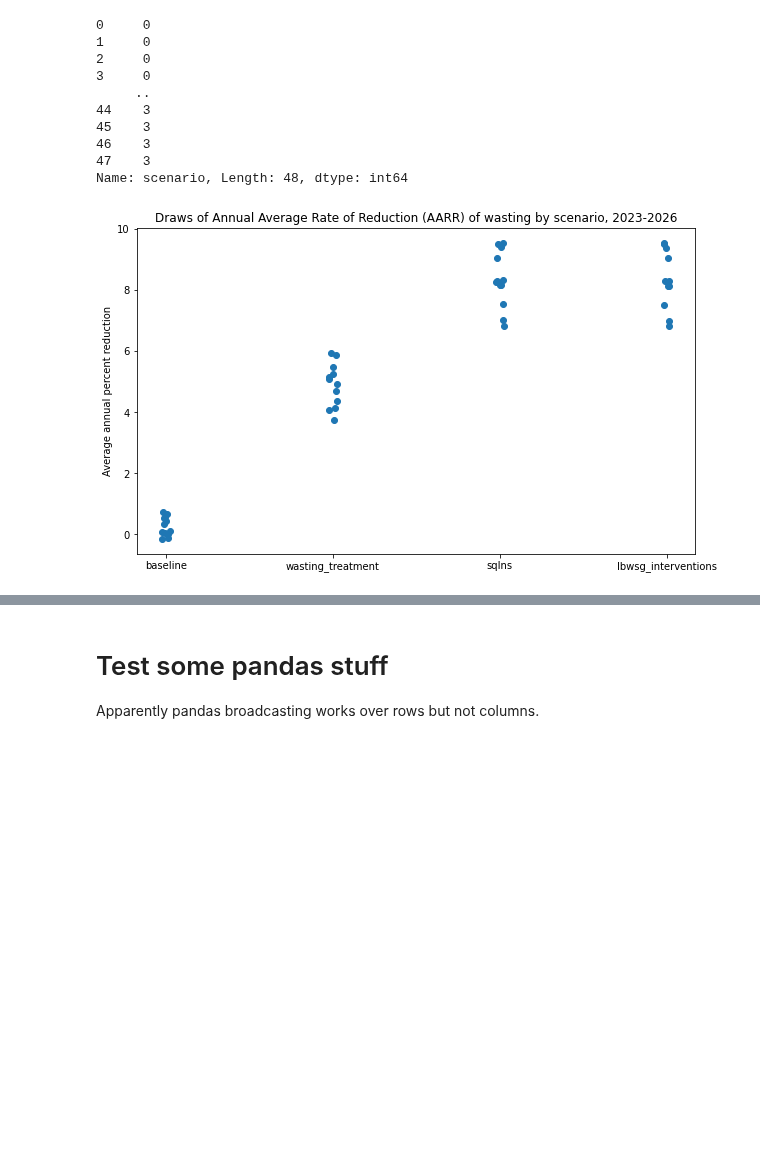
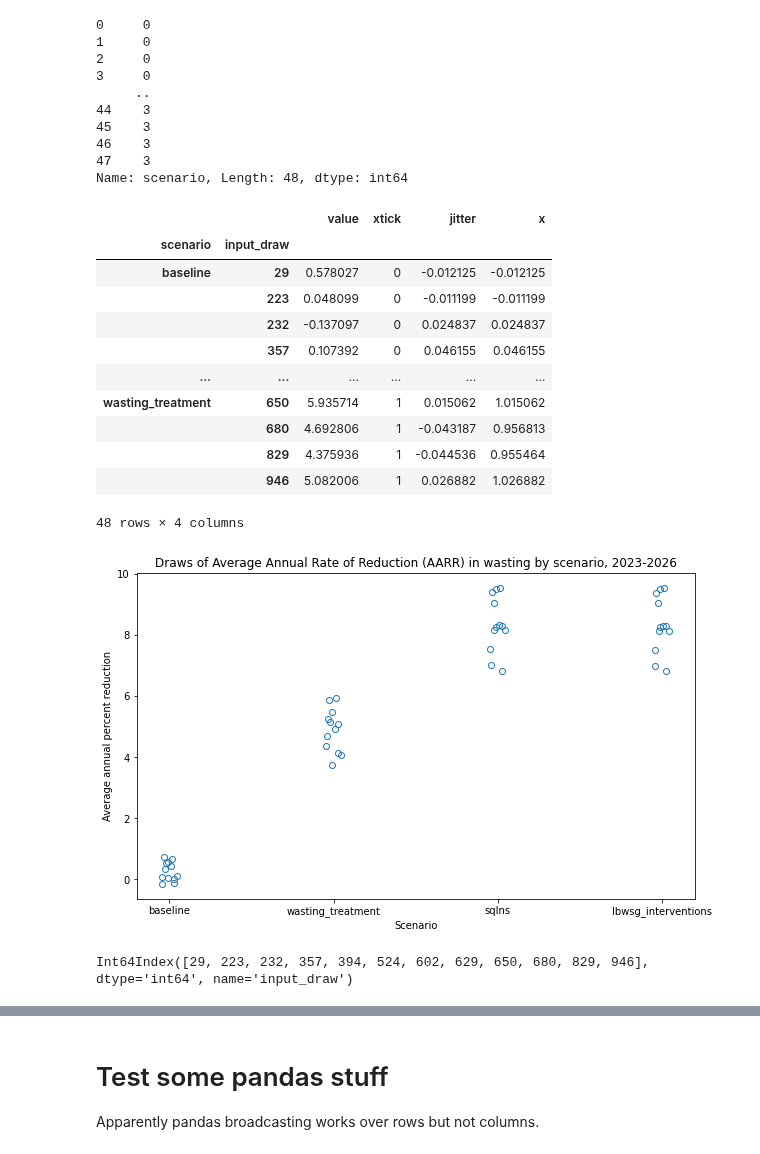
Before and after one commit to ihmeuw/vivarium_research_ciff_sam, a Jupyter notebook: model_validation/model5/2022_02_04a_v5.3.2_AARR.ipynb, the cells around one changed output, grey strips where cells are left out. Cells and saved outputs as stored; diff of their text form; code cells hidden in the pictures; blank space fills up the shorter version.

Commit message:
add to AARR notebook, clean up, and re-run

```diff
--- a/model_validation/model5/2022_02_04a_v5.3.2_AARR.ipynb
+++ b/model_validation/model5/2022_02_04a_v5.3.2_AARR.ipynb
@@ -147,8 +147,8 @@ R formula mini-language: https://cran.r-project.org/doc/manuals/R-intro.html#For
 
 Comparison of Patsy formulas with R formulas: https://patsy.readthedocs.io/en/latest/R-comparison.html
 # %%
-df = gam_prevalence.query("scenario==@scenario and input_draw==@input_draw").astype({'year': int})
-regression = smf.ols('np.log(value) ~ year', data=df).fit()
+data = gam_prevalence.query("scenario==@scenario and input_draw==@input_draw").astype({'year': int})
+regression = smf.ols('np.log(value) ~ year', data=data).fit()
 print(regression.summary())
 # %% [output]
                             OLS Regression Results
@@ -495,31 +496,82 @@ aarr_df.scenario.map({scenario: i for i, scenario in enumerate(scenarios)})
 Name: scenario, Length: 48, dtype: int64
 # %%
 fig, ax = plt.subplots(figsize=(10,6))
-def aarr_bar_scatter(df, ylabel='', title='', seed=8421, ax=None):
+
+## This version uses a different random jitter for every row (#rows = #scenarios x #draws)
+##
+# def aarr_bar_scatter0(df, ylabel='', title='', seed=8421, ax=None):
+#     if ax is None:
+#         ax = plt.gca()
+#     rng = np.random.default_rng(seed)
+#     df = csr.to_ordered_categoricals(df)
+#     scenarios = df.scenario.unique().sort_values()
+# #     print(scenarios)
+#     x = df.scenario.map({scenario: i for i, scenario in enumerate(scenarios)}).astype(int)
+# #     print(x)
+#     width=0.05
+#     jitter = rng.uniform(-width/2, width/2, len(x))
+# #     print(jitter)
+#     ax.plot(x+jitter, df['value'], 'o')
+#     xticks, xtick_labels = zip(*enumerate(scenarios))
+#     ax.set_xticks(xticks)
+#     ax.set_xticklabels(xtick_labels)
+#     ax.set_ylabel(ylabel)
+#     ax.set_title(title)
+
+## This version uses the same random jitter for the same draw in each scenario,
+## so that identical results will appear identical in the graph.
+##
+def aarr_bar_scatter(df, ylabel='', title='', jitter_width=0.1, seed=8421, ax=None, **plot_kwargs):
     if ax is None:
         ax = plt.gca()
     rng = np.random.default_rng(seed)
     df = csr.to_ordered_categoricals(df)
-    scenarios = df.scenario.unique().sort_values()
-#     print(scenarios)
-    x = df.scenario.map({scenario: i for i, scenario in enumerate(scenarios)}).astype(int)
-#     print(x)
-    width=0.05
-    jitter = rng.uniform(-width/2, width/2, len(x))
-#     print(jitter)
-    ax.plot(x+jitter, df['value'], 'o')
+    plot_df = df[['scenario', 'input_draw', 'value']].set_index(['scenario', 'input_draw'])
+    scenarios = plot_df.index.unique('scenario').sort_values()
+    draws = plot_df.index.unique('input_draw') # Retains index name, needed for joining
+
+    plot_df['xtick'] = (
+        plot_df.index
+        .get_level_values('scenario')
+        .map({scenario: i for i, scenario in enumerate(scenarios)}).astype(int)
+    )
+    jitter = pd.Series(rng.uniform(-jitter_width/2, jitter_width/2, len(draws)), index=draws, name='jitter')
+    # Join indices on 'input_draw' to broadcast each draw's jitter to all scenarios
+    plot_df = plot_df.join(jitter)
+    plot_df['x'] = plot_df['xtick'] + plot_df['jitter']
+
+    ax.plot('x', 'value', 'o', markerfacecolor='none', data=plot_df, **plot_kwargs)
     xticks, xtick_labels = zip(*enumerate(scenarios))
     ax.set_xticks(xticks)
     ax.set_xticklabels(xtick_labels)
+    ax.set_xlabel('Scenario')
     ax.set_ylabel(ylabel)
     ax.set_title(title)
+    return plot_df
 
-aarr_bar_scatter(
+df = aarr_bar_scatter(
     aarr_df,
     ylabel="Average annual percent reduction",
-    title=("Draws of Annual Average Rate of Reduction (AARR) of wasting by scenario"
+    title=("Draws of Average Annual Rate of Reduction (AARR) in wasting by scenario"
     f", {gam_prevalence.year.min()}-{gam_prevalence.year.max()}"),
     ax=ax
 )
+df
 # %% [output]
+|  |  | value | xtick | jitter | x |
+| scenario | input_draw |  |  |  |  |
+| baseline | 29 | 0.578027 | 0 | -0.012125 | -0.012125 |
+|  | 223 | 0.048099 | 0 | -0.011199 | -0.011199 |
+|  | 232 | -0.137097 | 0 | 0.024837 | 0.024837 |
+|  | 357 | 0.107392 | 0 | 0.046155 | 0.046155 |
+| ... | ... | ... | ... | ... | ... |
+| wasting_treatment | 650 | 5.935714 | 1 | 0.015062 | 1.015062 |
+|  | 680 | 4.692806 | 1 | -0.043187 | 0.956813 |
+|  | 829 | 4.375936 | 1 | -0.044536 | 0.955464 |
+|  | 946 | 5.082006 | 1 | 0.026882 | 1.026882 |
+48 rows × 4 columns
-[figure, old version]
+[figure, new version]
+# %%
+df.index.unique('input_draw')
+# %% [output]
+Int64Index([29, 223, 232, 357, 394, 524, 602, 629, 650, 680, 829, 946], dtype='int64', name='input_draw')
```
Also changed, not shown: parts of 31 cells of this notebook.
